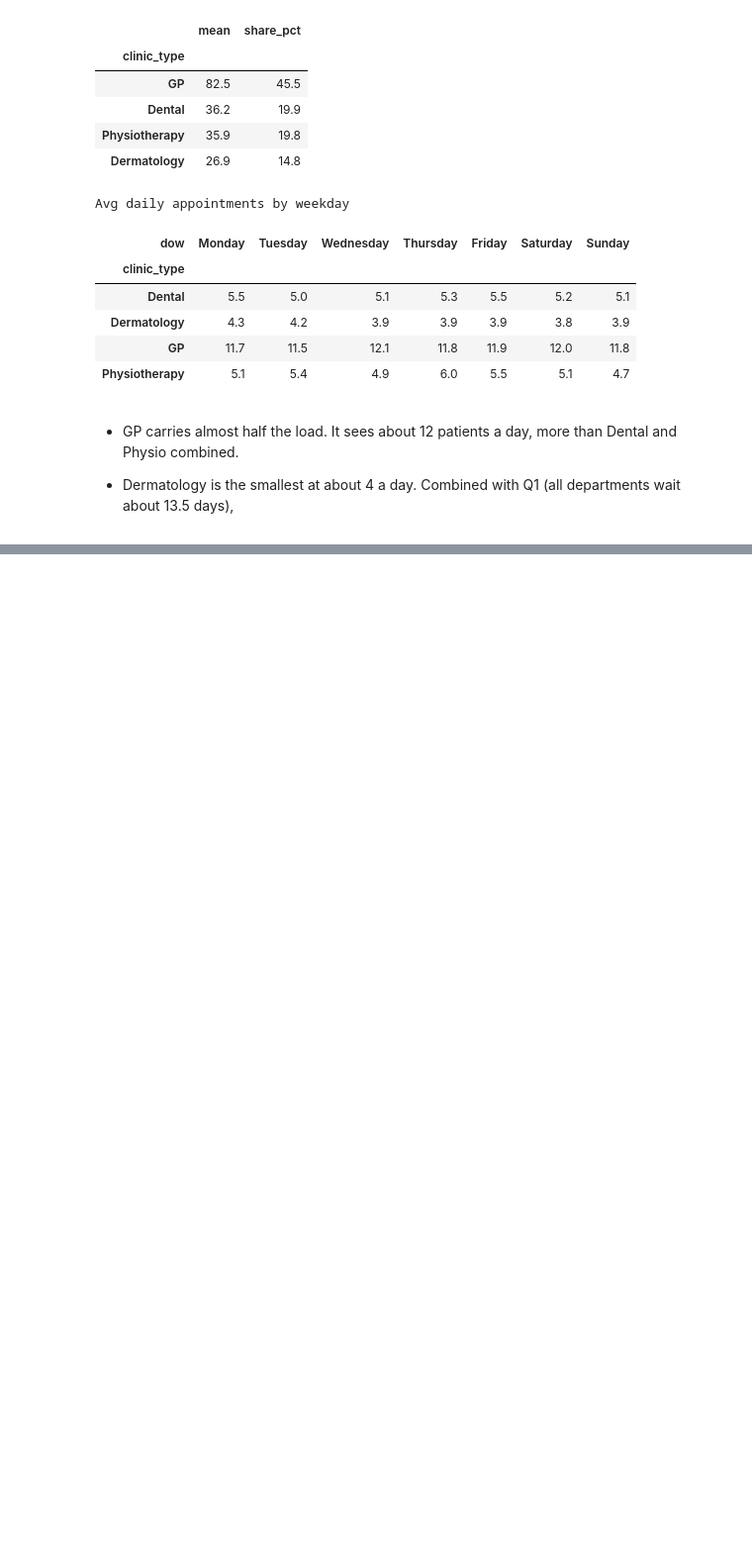
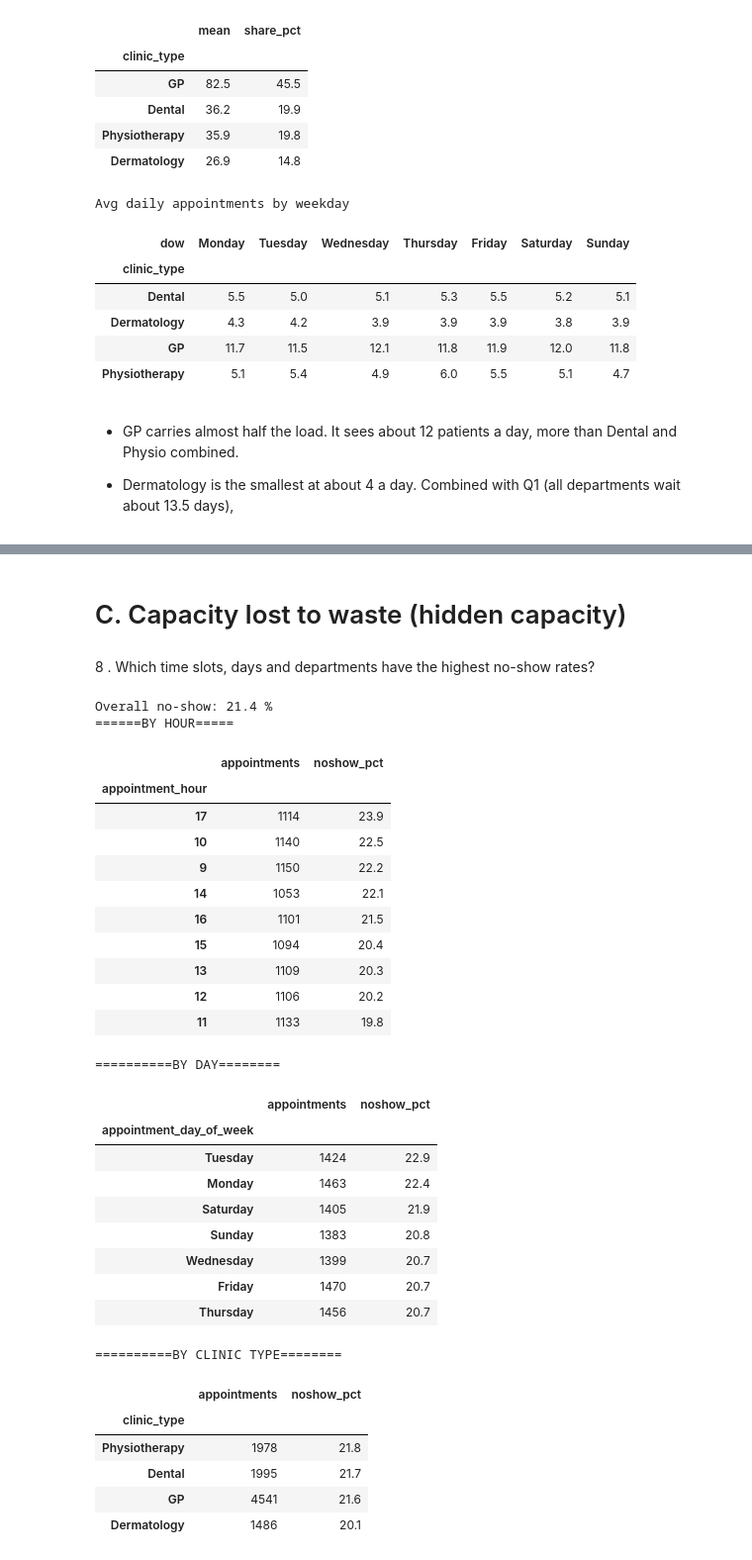
Before and after one commit to Ishasavani1402/Data-Analytics, a Jupyter notebook: Hospital Capacity and Appointment Bottleneck Analysis/notebooks/EDA.ipynb, the cells around one changed output, grey strips where cells are left out. Shown at 99% size. Drawn from its saved outputs; the diff is of its cells as text; code cells hidden in the pictures; blank space fills up the shorter version.

```diff
--- a/Hospital Capacity and Appointment Bottleneck Analysis/notebooks/EDA.ipynb
+++ b/Hospital Capacity and Appointment Bottleneck Analysis/notebooks/EDA.ipynb
@@ -325,0 +494,56 @@ Avg daily appointments by weekday
+# %% [markdown]
+# C. Capacity lost to waste (hidden capacity)
+# %% [markdown]
+8 . Which time slots, days and departments have the highest no-show rates?
+# %%
+days = ["Monday","Tuesday","Wednesday","Thursday","Friday","Saturday","Sunday"]
+
+def rates(col, order=None):
+    r = df.groupby(col).agg(
+        appointments=("no_show", "size"),
+        noshow_pct=("no_show", lambda x: x.mean() * 100),
+    ).round(1)
+    return r.reindex(order) if order else r
+
+by_hour = rates("appointment_hour")
+by_day  = rates("appointment_day_of_week", days)
+by_clinic_type = rates("clinic_type")
+
+print("Overall no-show:", round(df["no_show"].mean()*100,1), "% ")
+print("======BY HOUR=====")
+display(by_hour.sort_values("noshow_pct", ascending=False))
+print("==========BY DAY========")
+display(by_day.sort_values("noshow_pct", ascending=False))
+print("==========BY CLINIC TYPE========")
+display(by_clinic_type.sort_values("noshow_pct", ascending=False))
+# %% [output]
+Overall no-show: 21.4 %
+======BY HOUR=====
+|  | appointments | noshow_pct |
+| appointment_hour |  |  |
+| 17 | 1114 | 23.9 |
+| 10 | 1140 | 22.5 |
+| 9 | 1150 | 22.2 |
+| 14 | 1053 | 22.1 |
+| 16 | 1101 | 21.5 |
+| 15 | 1094 | 20.4 |
+| 13 | 1109 | 20.3 |
+| 12 | 1106 | 20.2 |
+| 11 | 1133 | 19.8 |
+==========BY DAY========
+|  | appointments | noshow_pct |
+| appointment_day_of_week |  |  |
+| Tuesday | 1424 | 22.9 |
+| Monday | 1463 | 22.4 |
+| Saturday | 1405 | 21.9 |
+| Sunday | 1383 | 20.8 |
+| Wednesday | 1399 | 20.7 |
+| Friday | 1470 | 20.7 |
+| Thursday | 1456 | 20.7 |
+==========BY CLINIC TYPE========
+|  | appointments | noshow_pct |
+| clinic_type |  |  |
+| Physiotherapy | 1978 | 21.8 |
+| Dental | 1995 | 21.7 |
+| GP | 4541 | 21.6 |
+| Dermatology | 1486 | 20.1 |
```
Also changed, not shown: parts of 15 cells of this notebook.
